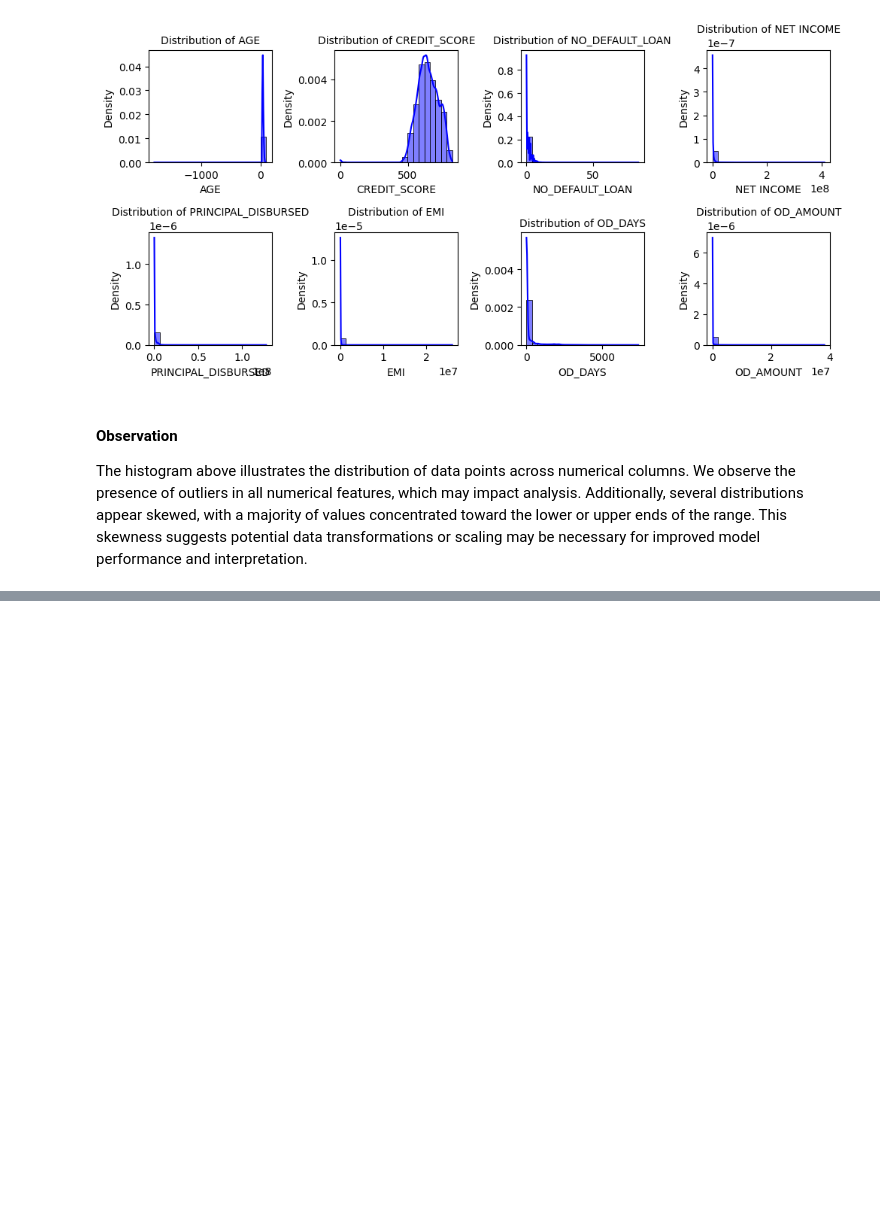
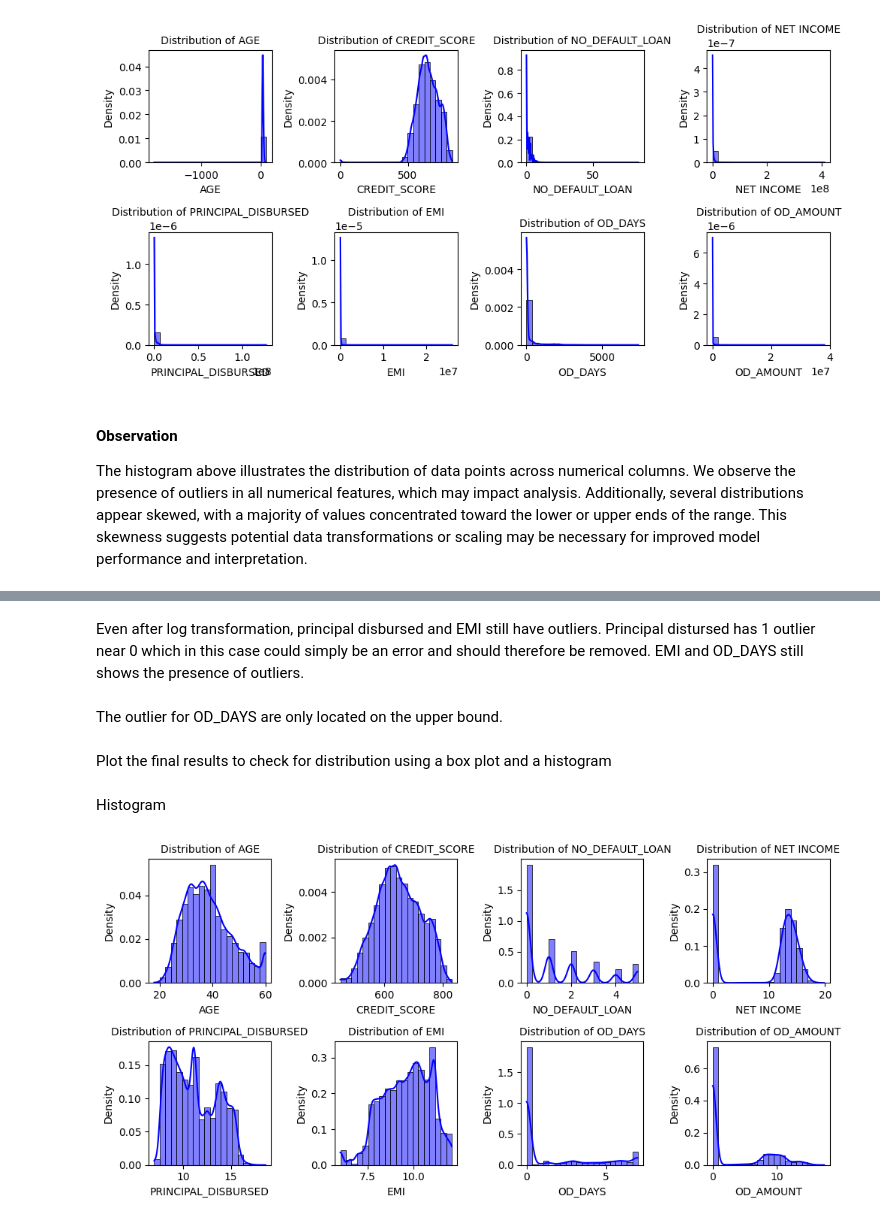
Before and after one commit to AlexIrungu/DSC-CapstoneProject, a Jupyter notebook: notebooks/james.ipynb, the cells around one changed output, grey strips where cells are left out. Drawn from its saved outputs; the diff is of its cells as text; code cells hidden in the pictures; blank space fills up the shorter version.

```diff
--- a/notebooks/james.ipynb
+++ b/notebooks/james.ipynb
@@ -408,0 +545,34 @@ The histogram above illustrates the distribution of data points across numerical
+# %% [markdown]
+Even after log transformation, principal disbursed and EMI still have outliers. Principal distursed has 1 outlier near 0 which in this case could simply be an error and should therefore be removed. EMI and OD_DAYS still shows the presence of outliers.
+# %%
+# Remove the row where PRINCIPAL_DISBURSED is 0
+df_loan = df_loan[df_loan['PRINCIPAL_DISBURSED'] > 0]
+# %%
+# cap the upper bound for EMI at 0.99 percentile
+upper_bound_emi = df_loan['EMI'].quantile(0.99)
+
+# apply the lambda function on the emi feature to cap at 0.99 percentile
+df_loan['EMI'] = df_loan['EMI'].apply(lambda x: min(x, upper_bound_emi))
+
+#Replace the lower bound outliers with the mean
+df_loan['EMI'] = df_loan['EMI'].apply(lambda x: max(x, 6))
+# %% [markdown]
+The outlier for OD_DAYS are only located on the upper bound.
+# %%
+# For OD_DAYS cap the data poitnts at 7
+df_loan['OD_DAYS'] = df_loan['OD_DAYS'].apply(lambda x: min(x, 7))
+# %% [markdown]
+Plot the final results to check for distribution using a box plot and a histogram
+# %% [markdown]
+Histogram
+# %%
+# plot the histogram to show the distribution in numeric columns
+plt.figure(figsize=(10,5))
+for i, col in enumerate (df_loan[numerical_cols].columns):
+  plt.subplot(2, 4, i+1) # create a subplot of 2 rows and 3 columns
+  sns.histplot(df_loan[col], kde=True, color='blue', stat='density', bins =20)
+  plt.title(f'Distribution of {col}', fontsize= 10)
+plt.tight_layout() # Adjust subplots to fit nicely
+plt.show()
+# %% [output]
+[figure, added]
```
Also changed, not shown: parts of 58 cells of this notebook.
